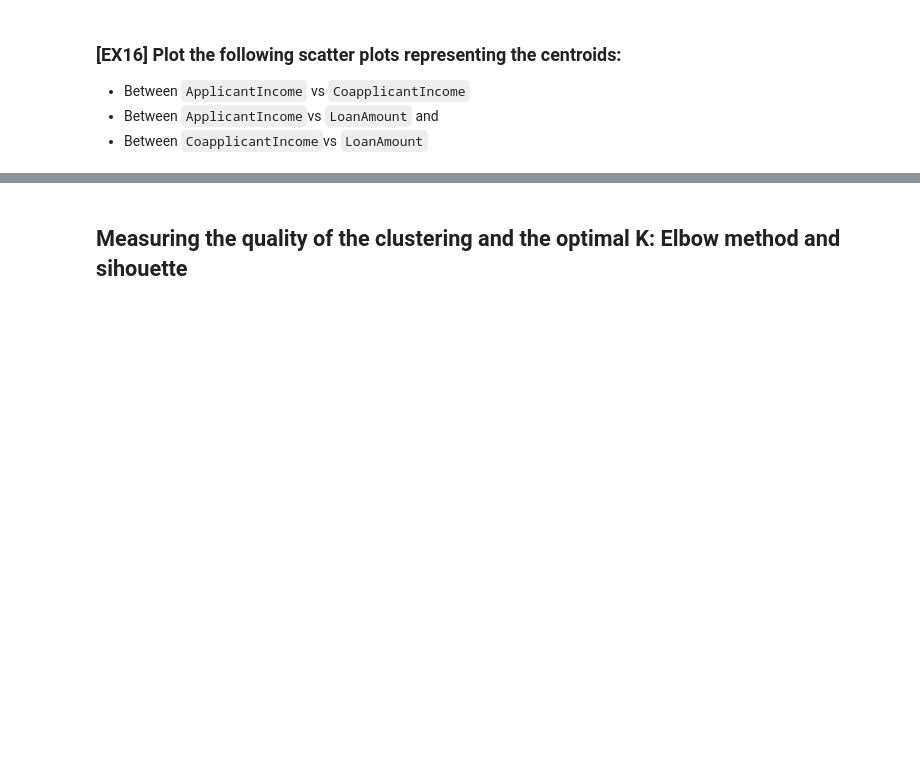
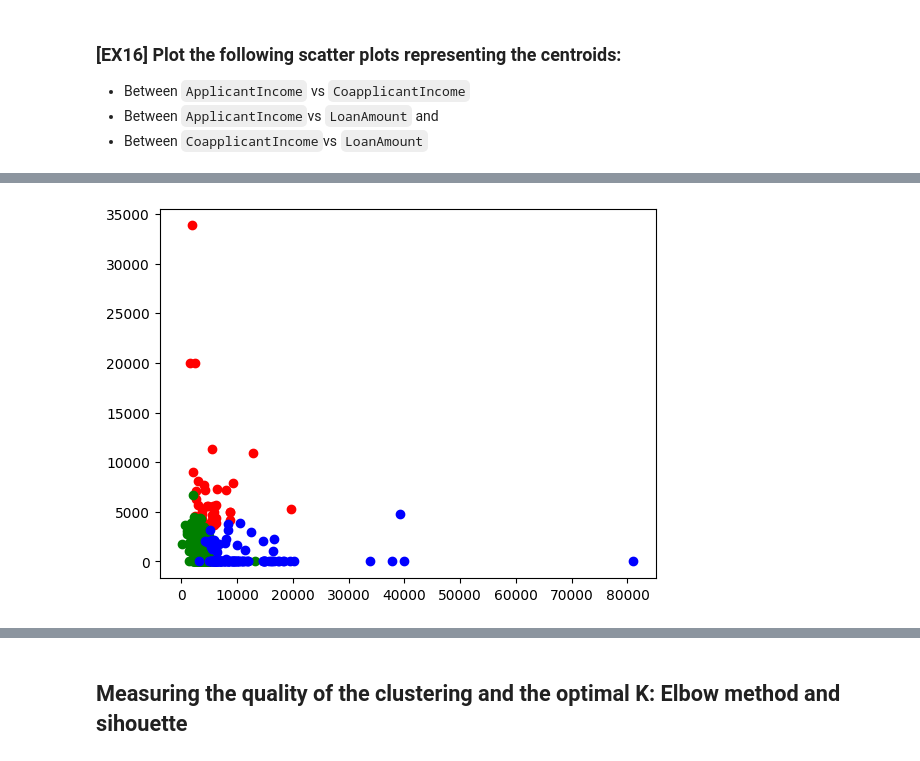
Before and after one commit to WdnLiu/ML2023, a Jupyter notebook: ML2023-main/Project_students/P5_students.ipynb, the cells around one changed output, grey strips where cells are left out. Saved outputs shown, nothing was run; the diff lists cells and outputs as text; code cells hidden in the pictures; blank space fills up the shorter version.

```diff
--- a/ML2023-main/Project_students/P5_students.ipynb
+++ b/ML2023-main/Project_students/P5_students.ipynb
@@ -763,0 +788,7 @@ plt.show()
+# %%
+plt.scatter(filtered_label0['ApplicantIncome'] , filtered_label0['CoapplicantIncome'], color = 'red')
+plt.scatter(filtered_label1['ApplicantIncome'] , filtered_label1['CoapplicantIncome'], color = 'green')
+plt.scatter(filtered_label2['ApplicantIncome'] , filtered_label2['CoapplicantIncome'], color = 'blue')
+plt.show()
+# %% [output]
+[figure, added]
```
Also changed, not shown: parts of 60 cells of this notebook.
